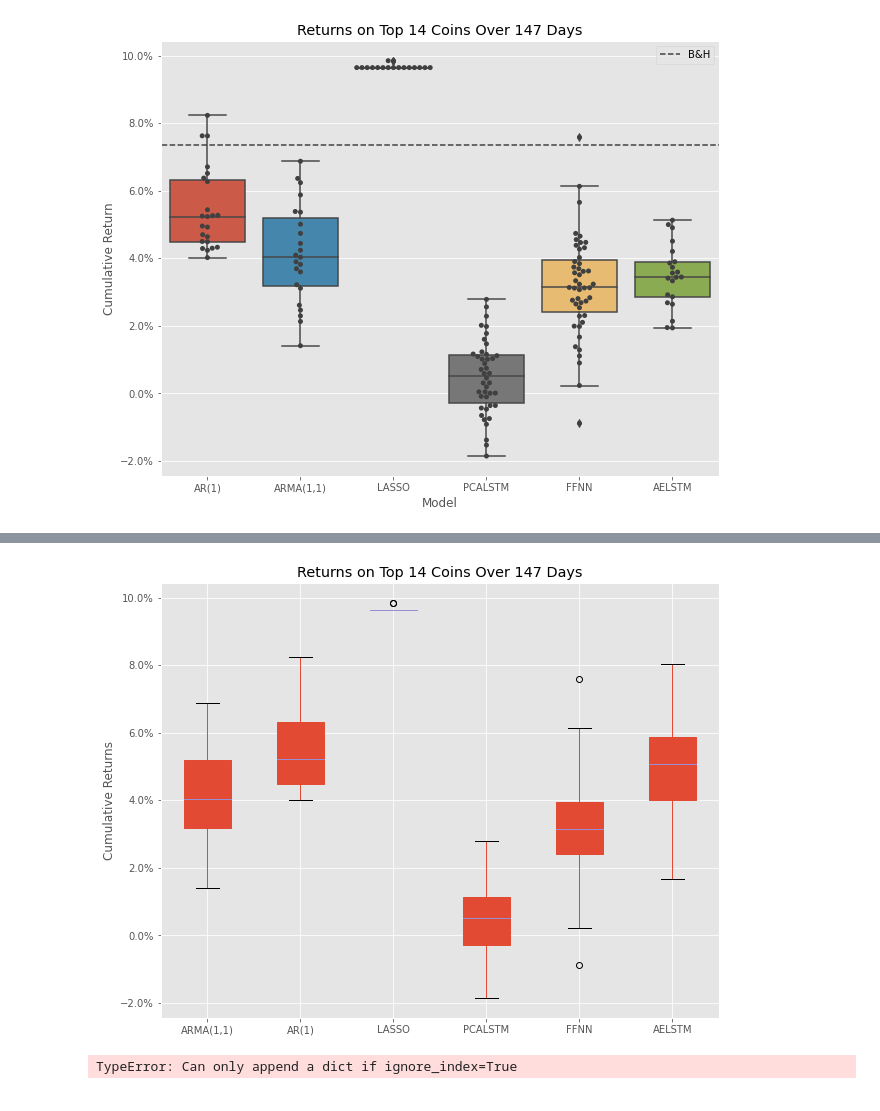
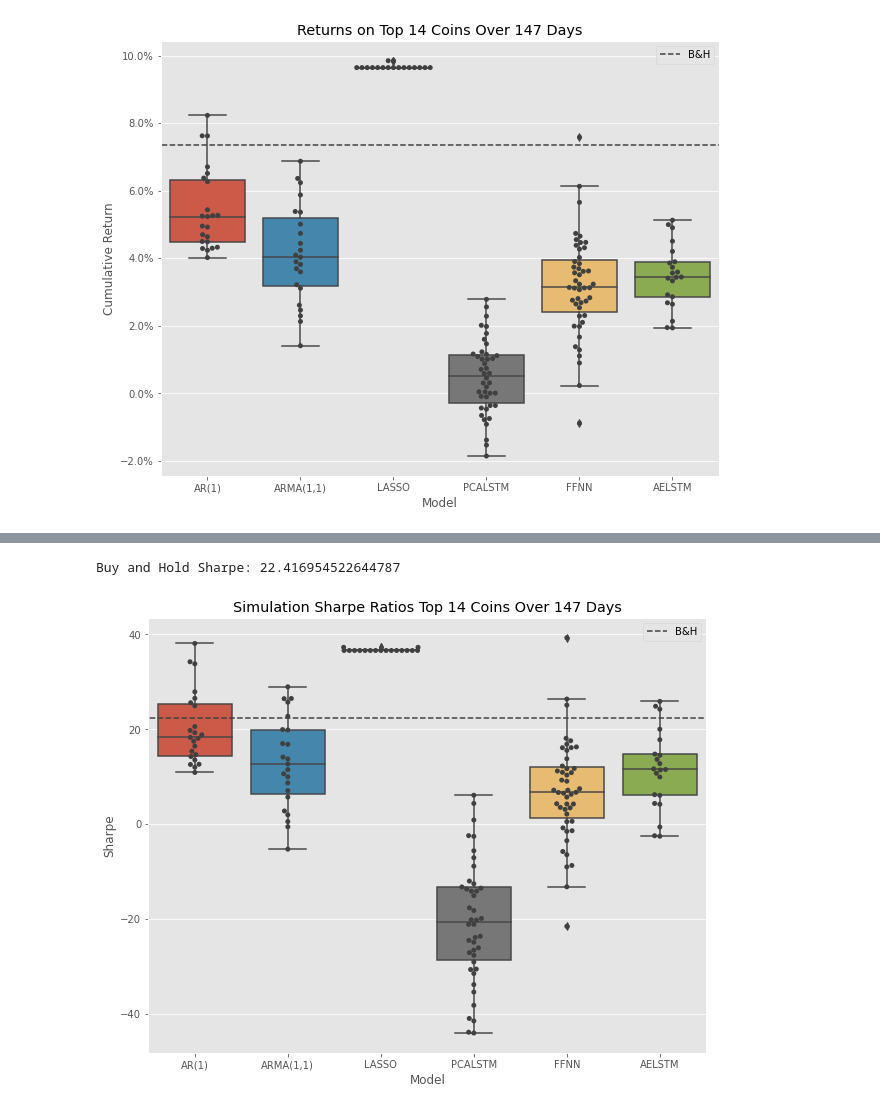
Before and after one commit to 0xHarrington/crypto-comovement, a Jupyter notebook: Results_Analysis.ipynb, the cells around one changed output, grey strips where cells are left out. Saved outputs shown, nothing was run; the diff lists cells and outputs as text; code cells hidden in the pictures.

```diff
--- a/Results_Analysis.ipynb
+++ b/Results_Analysis.ipynb
@@ -295,9 +255,0 @@ plt.show()
-# %%
-fig, ax = plt.subplots(figsize=(10,8))
-boxes = two_ret_df.boxplot(patch_artist=True)
-ax.set_title("Returns on Top 14 Coins Over 147 Days")
-ax.set_ylabel("Cumulative Returns")
-ax.yaxis.set_major_formatter(mtick.PercentFormatter())
-plt.show()
-# %% [output]
-[figure, removed]
@@ -306,5 +256,33 @@ models = ["ARMA(1,1)", "AR(1)", "LACSSO" "PCALSTM","FFNN", "AELSTM"]
-# %%
-twoyrdf = pd.DataFrame({"Model":[], "RMSE": [], "Cumulative Return": []})
-twoyrdf.append({"Model":["test", 'a'], "RMSE": [3, 4], "Cumulative Return": [3, 6]})
-# %% [output]
-TypeError: Can only append a dict if ignore_index=True
+# %%
+from utils.plotting import cumret as calc_cumret
+# Calculate the portfolio_returns and their standard deviation
+rets = buy_and_hold
+crets = calc_cumret(buy_and_hold)
+std = np.std(rets)
+sim_return = (crets.iloc[-1] - 1) / 100
+
+# Calculate the risk free return over the period
+periods_per_day = 1
+risk_free_rate_apy = 0.03
+daily_rfr = risk_free_rate_apy / 365
+n_days = len(rets) / periods_per_day
+rfr = daily_rfr * n_days
+
+bnh_sharpe = (sim_return - rfr) / std
+print(f'Buy and Hold Sharpe: {bnh_sharpe}')
+# %% [output]
+Buy and Hold Sharpe: 22.416954522644787
+# %%
+y = bnh_sharpe
+x1, x2 = -1, 10
+
+fig, ax = plt.subplots(figsize=(10,8))
+sns.boxplot(x='Model', y='Sharpe', data=twoyrdf)
+sns.swarmplot(x='Model', y='Sharpe', data=twoyrdf, color=".25")
+plt.plot([x1, x2], [y, y], '--', color='0.25', label='B&H')
+plt.title("Simulation Sharpe Ratios Top 14 Coins Over 147 Days")
+plt.legend()
+# plt.yscale('log')
+plt.show()
+# %% [output]
+[figure, added]
```
Also changed, not shown: parts of 33 cells of this notebook.
